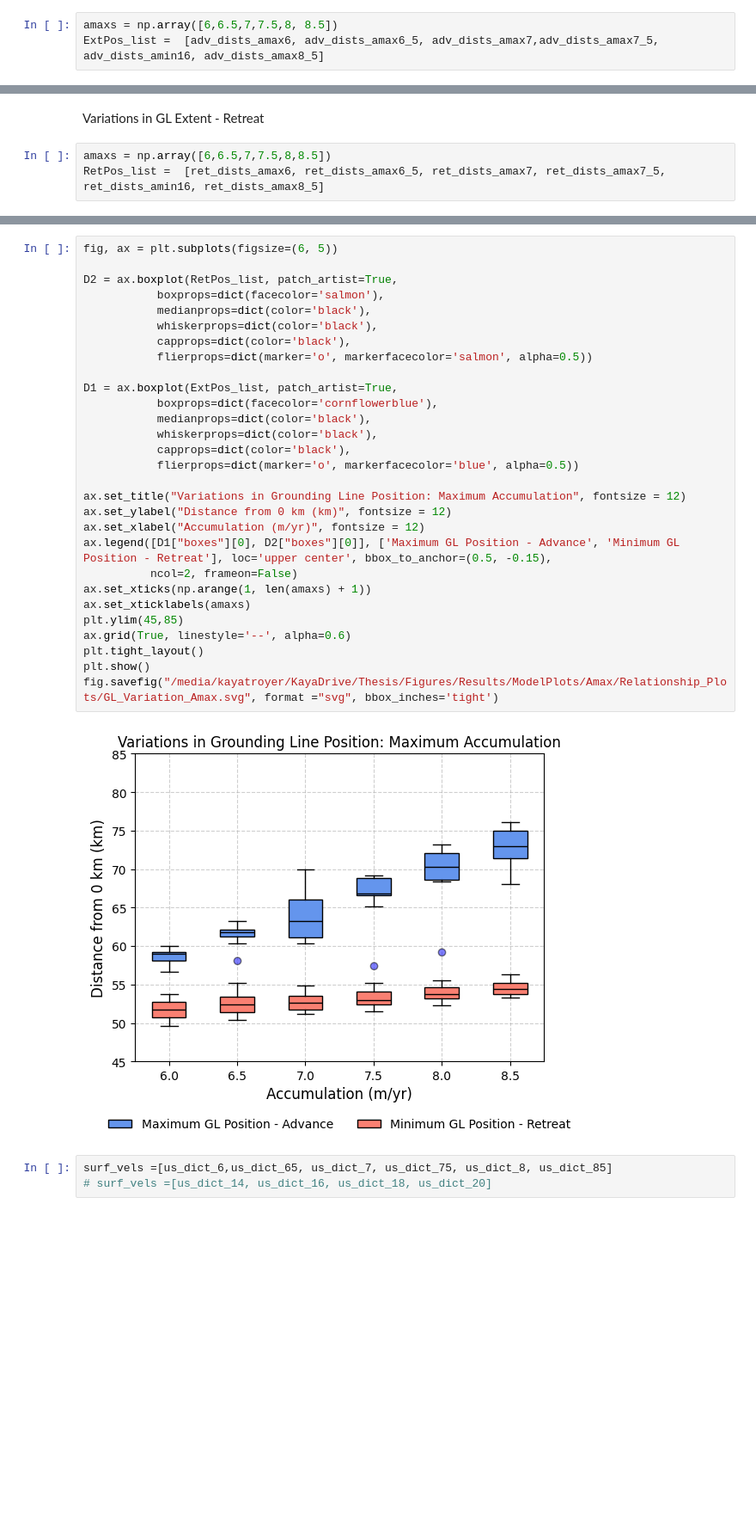
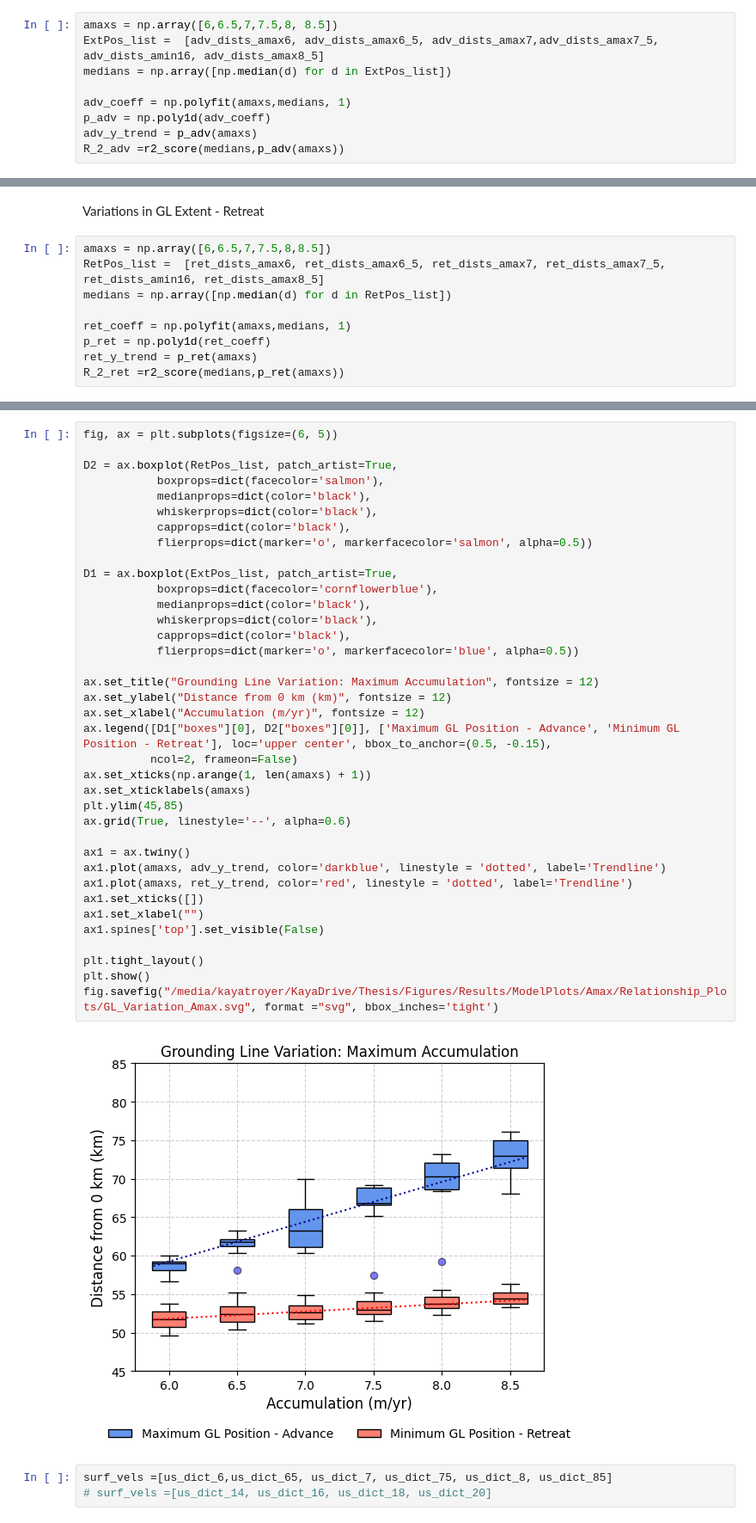
Before and after one commit to ktlix2ski/brinkmodeltest, a Jupyter notebook: Analysis/Amax_Tests.ipynb, the cells around one changed output, grey strips where cells are left out. Shown at 86% size. Cells and saved outputs as stored; diff of their text form; blank space fills up the shorter version.

```diff
--- a/Analysis/Amax_Tests.ipynb
+++ b/Analysis/Amax_Tests.ipynb
@@ -1008,6 +1029,12 @@ Variations in GL Extent - Advance
 # %%
 amaxs = np.array([6,6.5,7,7.5,8, 8.5])
 ExtPos_list =  [adv_dists_amax6, adv_dists_amax6_5, adv_dists_amax7,adv_dists_amax7_5, adv_dists_amin16, adv_dists_amax8_5]
+medians = np.array([np.median(d) for d in ExtPos_list])
+
+adv_coeff = np.polyfit(amaxs,medians, 1)
+p_adv = np.poly1d(adv_coeff)
+adv_y_trend = p_adv(amaxs)
+R_2_adv =r2_score(medians,p_adv(amaxs))
 # %%
 fig, ax = plt.subplots(figsize=(6, 5))
 
@@ -1033,6 +1066,12 @@ Variations in GL Extent - Retreat
 # %%
 amaxs = np.array([6,6.5,7,7.5,8,8.5])
 RetPos_list =  [ret_dists_amax6, ret_dists_amax6_5, ret_dists_amax7, ret_dists_amax7_5,  ret_dists_amin16, ret_dists_amax8_5]
+medians = np.array([np.median(d) for d in RetPos_list])
+
+ret_coeff = np.polyfit(amaxs,medians, 1)
+p_ret = np.poly1d(ret_coeff)
+ret_y_trend = p_ret(amaxs)
+R_2_ret =r2_score(medians,p_ret(amaxs))
 # %%
 fig, ax = plt.subplots(figsize=(6, 5))
 
@@ -1056,34 +1147,42 @@ plt.show()
 # %%
 fig, ax = plt.subplots(figsize=(6, 5))
 
 D2 = ax.boxplot(RetPos_list, patch_artist=True,
            boxprops=dict(facecolor='salmon'),
            medianprops=dict(color='black'),
            whiskerprops=dict(color='black'),
            capprops=dict(color='black'),
            flierprops=dict(marker='o', markerfacecolor='salmon', alpha=0.5))
 
 D1 = ax.boxplot(ExtPos_list, patch_artist=True,
            boxprops=dict(facecolor='cornflowerblue'),
            medianprops=dict(color='black'),
            whiskerprops=dict(color='black'),
            capprops=dict(color='black'),
            flierprops=dict(marker='o', markerfacecolor='blue', alpha=0.5))
 
-ax.set_title("Variations in Grounding Line Position: Maximum Accumulation", fontsize = 12)
+ax.set_title("Grounding Line Variation: Maximum Accumulation", fontsize = 12)
 ax.set_ylabel("Distance from 0 km (km)", fontsize = 12)
 ax.set_xlabel("Accumulation (m/yr)", fontsize = 12)
 ax.legend([D1["boxes"][0], D2["boxes"][0]], ['Maximum GL Position - Advance', 'Minimum GL Position - Retreat'], loc='upper center', bbox_to_anchor=(0.5, -0.15),
           ncol=2, frameon=False)
 ax.set_xticks(np.arange(1, len(amaxs) + 1))
 ax.set_xticklabels(amaxs)
 plt.ylim(45,85)
 ax.grid(True, linestyle='--', alpha=0.6)
+
+ax1 = ax.twiny()
+ax1.plot(amaxs, adv_y_trend, color='darkblue', linestyle = 'dotted', label='Trendline')
+ax1.plot(amaxs, ret_y_trend, color='red', linestyle = 'dotted', label='Trendline')
+ax1.set_xticks([])
+ax1.set_xlabel("")
+ax1.spines['top'].set_visible(False)
+
 plt.tight_layout()
 plt.show()
 fig.savefig("/media/kayatroyer/KayaDrive/Thesis/Figures/Results/ModelPlots/Amax/Relationship_Plots/GL_Variation_Amax.svg", format ="svg", bbox_inches='tight')
 # %% [output]
-[figure, old version]
+[figure, new version]
 # %%
 surf_vels =[us_dict_6,us_dict_65, us_dict_7, us_dict_75, us_dict_8, us_dict_85]
 # surf_vels =[us_dict_14, us_dict_16, us_dict_18, us_dict_20]
```
Also changed, not shown: parts of 8 cells of this notebook, 4 other files.
